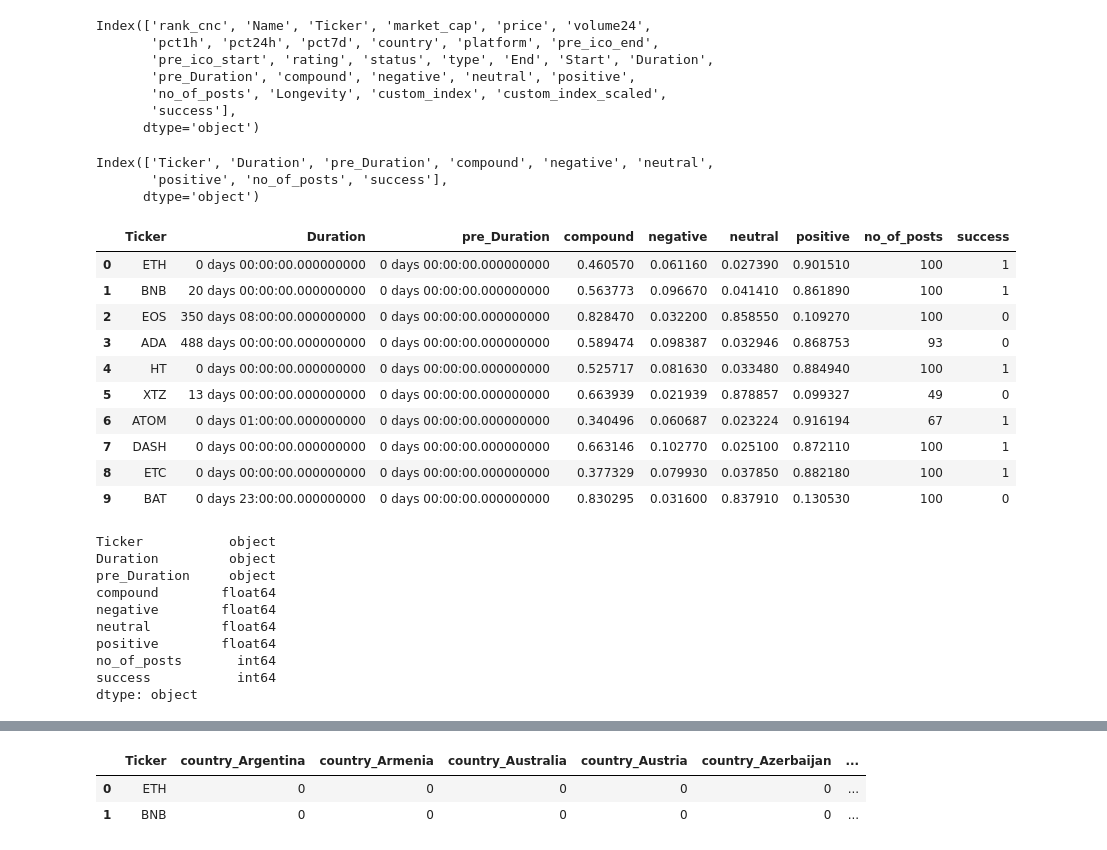
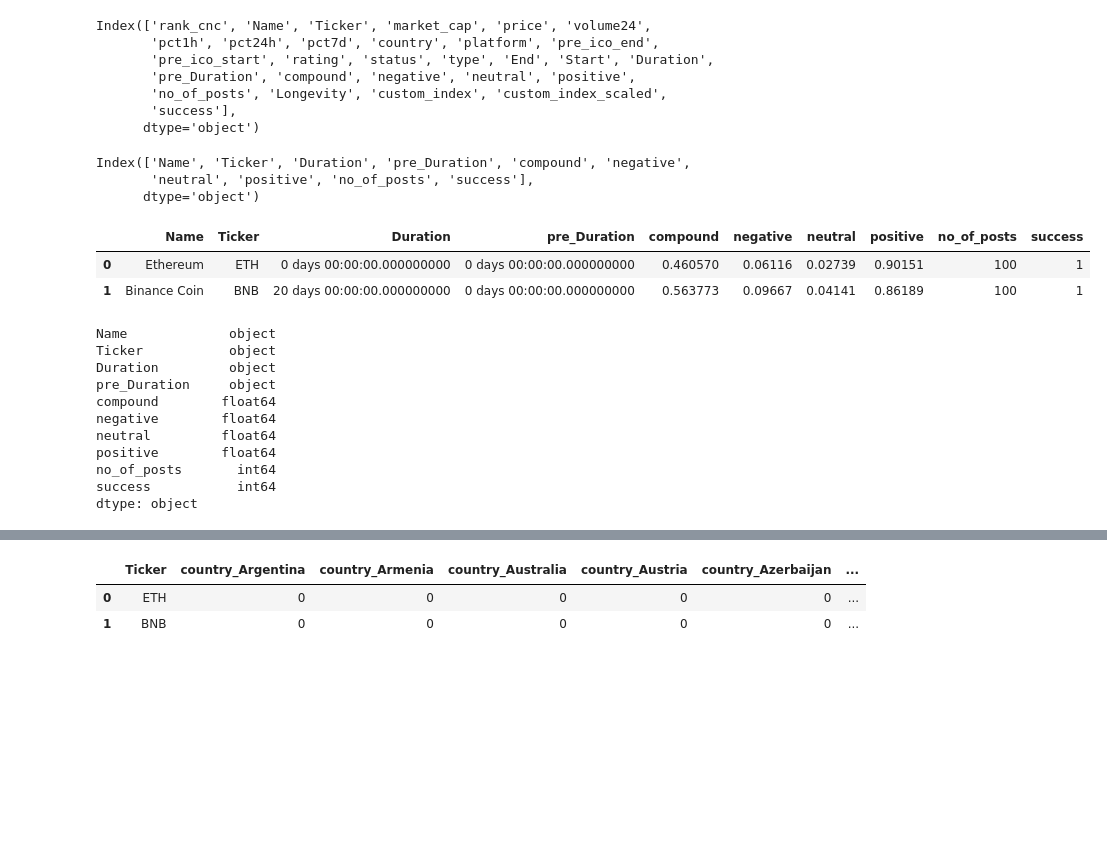
Before and after one commit to eccadena/ICO_Viability_Index, a Jupyter notebook: notebooks/libs/Eric/ready/merging_1hot_ico.ipynb, the cells around one changed output, grey strips where cells are left out. Saved outputs shown, nothing was run; the diff lists cells and outputs as text; code cells hidden in the pictures; blank space fills up the shorter version.

```diff
--- a/notebooks/libs/Eric/ready/merging_1hot_ico.ipynb
+++ b/notebooks/libs/Eric/ready/merging_1hot_ico.ipynb
@@ -45,32 +81,25 @@ Index(['rank_cnc', 'Name', 'Ticker', 'market_cap', 'price', 'volume24',
        'success'],
       dtype='object')
 # %%
-success_df.drop(columns = ['rank_cnc', 'Name', 'market_cap', 'price', 'volume24',
+success_df.drop(columns = ['rank_cnc', 'market_cap', 'price', 'volume24',
        'pct1h', 'pct24h', 'pct7d', 'country', 'platform', 'pre_ico_end',
        'pre_ico_start', 'rating', 'status', 'type', 'End', 'Start', 'Longevity', 'custom_index', 'custom_index_scaled'], inplace = True)
 # %%
 success_df.columns
 # %% [output]
-Index(['Ticker', 'Duration', 'pre_Duration', 'compound', 'negative', 'neutral',
-       'positive', 'no_of_posts', 'success'],
+Index(['Name', 'Ticker', 'Duration', 'pre_Duration', 'compound', 'negative',
+       'neutral', 'positive', 'no_of_posts', 'success'],
       dtype='object')
 # %%
-success_df.head(10)
+success_df.head(2)
 # %% [output]
-|  | Ticker | Duration | pre_Duration | compound | negative | neutral | positive | no_of_posts | success |
-| 0 | ETH | 0 days 00:00:00.000000000 | 0 days 00:00:00.000000000 | 0.460570 | 0.061160 | 0.027390 | 0.901510 | 100 | 1 |
-| 1 | BNB | 20 days 00:00:00.000000000 | 0 days 00:00:00.000000000 | 0.563773 | 0.096670 | 0.041410 | 0.861890 | 100 | 1 |
-| 2 | EOS | 350 days 08:00:00.000000000 | 0 days 00:00:00.000000000 | 0.828470 | 0.032200 | 0.858550 | 0.109270 | 100 | 0 |
-| 3 | ADA | 488 days 00:00:00.000000000 | 0 days 00:00:00.000000000 | 0.589474 | 0.098387 | 0.032946 | 0.868753 | 93 | 0 |
-| 4 | HT | 0 days 00:00:00.000000000 | 0 days 00:00:00.000000000 | 0.525717 | 0.081630 | 0.033480 | 0.884940 | 100 | 1 |
-| 5 | XTZ | 13 days 00:00:00.000000000 | 0 days 00:00:00.000000000 | 0.663939 | 0.021939 | 0.878857 | 0.099327 | 49 | 0 |
-| 6 | ATOM | 0 days 01:00:00.000000000 | 0 days 00:00:00.000000000 | 0.340496 | 0.060687 | 0.023224 | 0.916194 | 67 | 1 |
-| 7 | DASH | 0 days 00:00:00.000000000 | 0 days 00:00:00.000000000 | 0.663146 | 0.102770 | 0.025100 | 0.872110 | 100 | 1 |
-| 8 | ETC | 0 days 00:00:00.000000000 | 0 days 00:00:00.000000000 | 0.377329 | 0.079930 | 0.037850 | 0.882180 | 100 | 1 |
-| 9 | BAT | 0 days 23:00:00.000000000 | 0 days 00:00:00.000000000 | 0.830295 | 0.031600 | 0.837910 | 0.130530 | 100 | 0 |
+|  | Name | Ticker | Duration | pre_Duration | compound | negative | neutral | positive | no_of_posts | success |
+| 0 | Ethereum | ETH | 0 days 00:00:00.000000000 | 0 days 00:00:00.000000000 | 0.460570 | 0.06116 | 0.02739 | 0.90151 | 100 | 1 |
+| 1 | Binance Coin | BNB | 20 days 00:00:00.000000000 | 0 days 00:00:00.000000000 | 0.563773 | 0.09667 | 0.04141 | 0.86189 | 100 | 1 |
 # %%
 success_df.dtypes
 # %% [output]
+Name             object
 Ticker           object
 Duration         object
 pre_Duration     object
```
Also changed, not shown: parts of 23 cells of this notebook, 3 other files.
